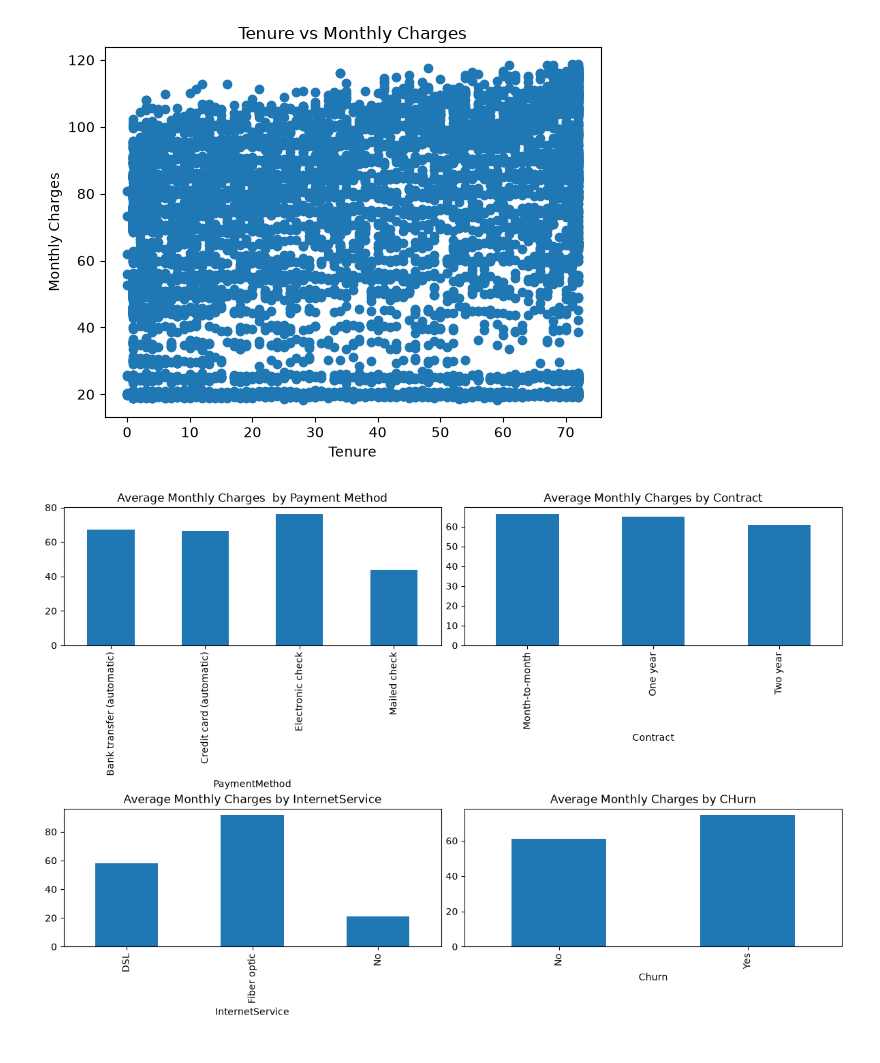
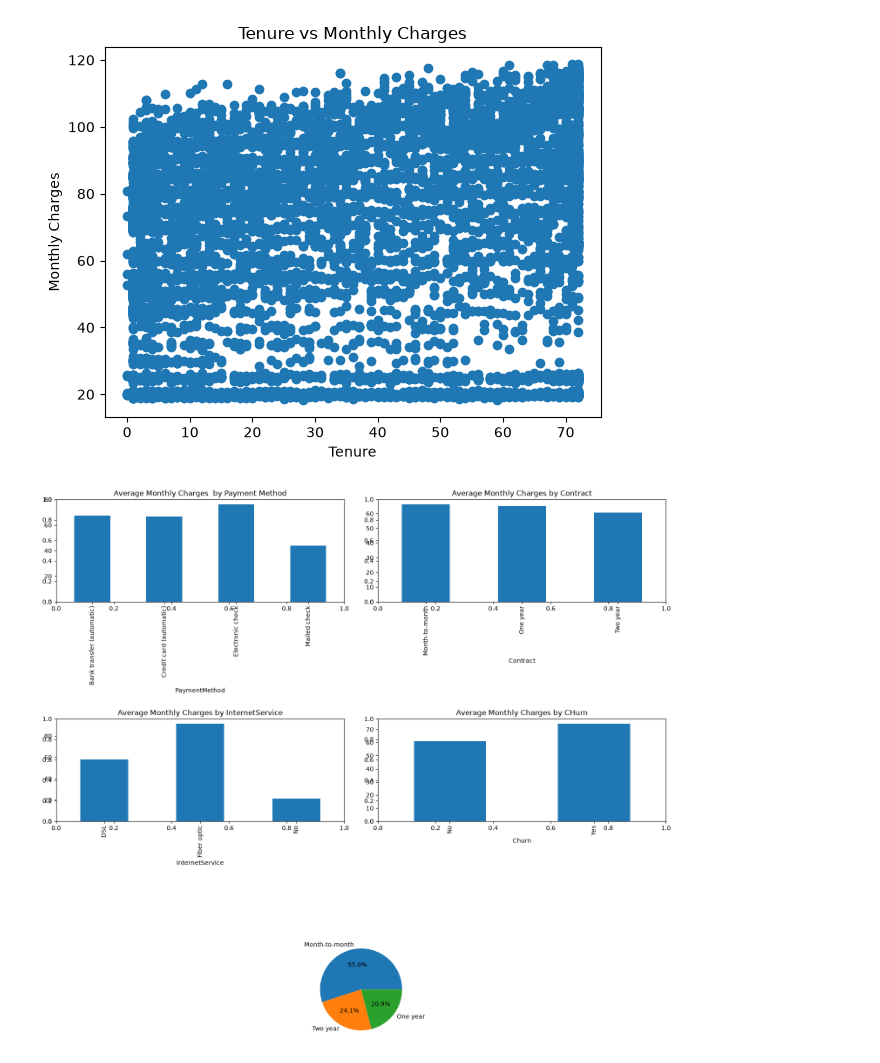
Before and after one commit to priyanga-07/python_topics, a Jupyter notebook: DA_Projects/Tele_Customer/churn_analysis.ipynb, the cells around one changed output. Drawn from its saved outputs; the diff is of its cells as text; code cells hidden in the pictures.

Commit message:
Rebuilded the final chart

```diff
--- a/DA_Projects/Tele_Customer/churn_analysis.ipynb
+++ b/DA_Projects/Tele_Customer/churn_analysis.ipynb
@@ -272,37 +272,62 @@ plt.show()
 [figure]
 # %%
 # print(df.groupby(['PaymentMethod','Contract','InternetService','Churn'])['MonthlyCharges'].mean())
-fig, axes = plt.subplots(2, 2, figsize=(12, 8))
+fig, axes = plt.subplots(3, 2, figsize=(15, 13))
+# fig, axes = plt.subplots(2, 2, figsize=(15, 13))
+gs = fig.add_gridspec(3, 2)
+
+ax1 = fig.add_subplot(gs[0, 0])
+ax2 = fig.add_subplot(gs[0, 1])
+ax3 = fig.add_subplot(gs[1, 0])
+ax4 = fig.add_subplot(gs[1, 1])
+ax5 = fig.add_subplot(gs[2, :])
+# ax6 = fig.add_subplot(gs[2, :])
 
 # First plot
 df.groupby('PaymentMethod')['MonthlyCharges'].mean().plot(
     kind='bar',
-    ax=axes[0,0],
+    # ax=axes[0,0],
+    ax=ax1,
     title='Average Monthly Charges  by Payment Method',
 )
 
 # Second plot
 df.groupby('Contract')['MonthlyCharges'].mean().plot(
     kind='bar',
-    ax=axes[0,1],
+    # ax=axes[0,1],
+    ax=ax2,
     title='Average Monthly Charges by Contract',
 )
 
 # Third plot
 df.groupby('InternetService')['MonthlyCharges'].mean().plot(
     kind='bar',
-    ax=axes[1,0],
+    # ax=axes[1,0],
+    ax=ax3,
     title='Average Monthly Charges by InternetService',
 )
 
 # Fourth plot
 df.groupby('Churn')['MonthlyCharges'].mean().plot(
     kind='bar',
-    ax=axes[1,1],
+    # ax=axes[1,1],
+    ax=ax4,
     title='Average Monthly Charges by CHurn',
 )
 
+df['Contract'].value_counts().plot(
+    kind='pie',
+
+    autopct='%1.1f%%',
+    # ax=axes[2,0],
+     ax=ax5,
+    ylabel=''
+)
+
+# # axes[2, 0].axis('off')
+fig.delaxes(axes[2,0])
+fig.delaxes(axes[2,1])
 plt.tight_layout(h_pad=0.5,w_pad=0.5)
 plt.show()
 # %% [output]
-[figure, old version]
+[figure, new version]
```
